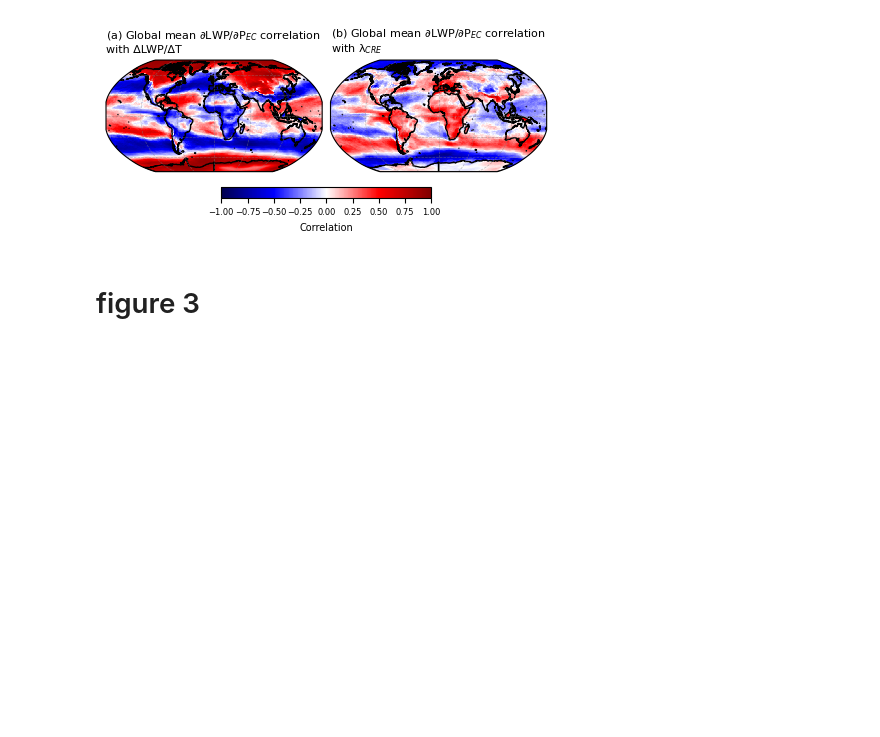
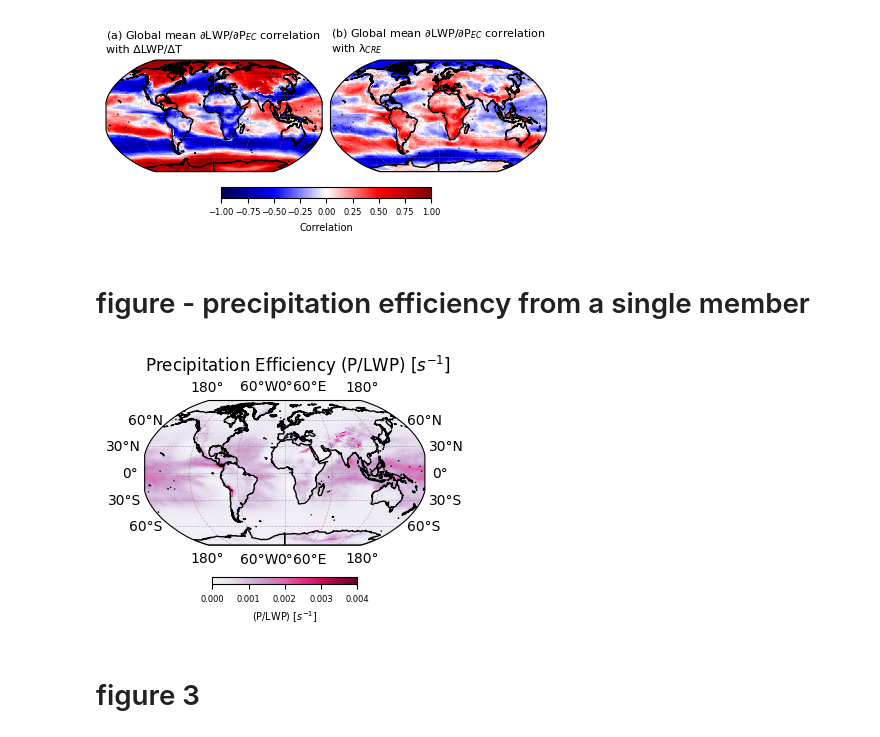
Before and after one commit to wgh-private/globalFB_precipeff, a Jupyter notebook: finalwork.ipynb, the cells around one changed output. Saved outputs shown, nothing was run; the diff lists cells and outputs as text; code cells hidden in the pictures; blank space fills up the shorter version.

Commit message:
precipitation efficiency from a single member

```diff
--- a/finalwork.ipynb
+++ b/finalwork.ipynb
@@ -488,6 +488,42 @@ dLWCREmap
 dTSmap_gol
 <Figure size 449x280 with 0 Axes>
 [figure]
+# %% [markdown]
+# figure - precipitation efficiency from a single member
+# %%
+var_list = ['Pmap_ol_l', 'Pmap_ol_c', 'LWPmap_ol']
+var_dict = {var: load_xarray(var) for var in var_list}
+
+Pmap_ol = var_dict['Pmap_ol_l'] + var_dict['Pmap_ol_c']   #unit:[m/s]
+PE_g = Pmap_ol*1000/var_dict['LWPmap_ol']  #unit: [ms-1]*[kgm-3]/[kgm-2] = [s-1]
+# %%
+import cartopy.crs as ccrs
+import cartopy.feature as cfeature
+fig, axs = plt.subplots(1, 1, figsize=(4.49, 2.8), subplot_kw={'projection': ccrs.Robinson()}, constrained_layout=True)
+
+# PE_g[0].plot(cmap='PuRd')
+ax = axs
+cbar_img = ax.pcolormesh(PE_g.lon, PE_g.lat, PE_g[0],
+                         transform=ccrs.PlateCarree(), cmap='PuRd',
+                         vmin=0, vmax=0.004)
+
+ax.add_feature(cfeature.LAND, facecolor='white')
+ax.add_feature(cfeature.GSHHSFeature(scale='auto', edgecolor='black'))
+ax.set_extent([-180, 180, -90, 90], ccrs.PlateCarree())
+ax.set_title('Precipitation Efficiency (P/LWP) $[s^{-1}]$', loc='left')
+
+gl = ax.gridlines(draw_labels=True, linewidth=0.5, color='gray', alpha=0.5, linestyle='--')
+
+# Single horizontal colorbar below
+cbar = fig.colorbar(cbar_img, ax=axs, orientation='horizontal', fraction=0.05, pad=0.07)
+cbar.set_label('(P/LWP) $[s^{-1}]$', fontsize=label_fontsize)
+cbar.ax.tick_params(labelsize=tick_fontsize)
+
+plt.savefig('final_figures/precip_eff_spatial_map.png',
+            bbox_inches='tight', facecolor='white', dpi=600)
+plt.show()
+# %% [output]
+[figure, added]
 # %% [markdown]
 # figure 3
 # %%
```
Also changed, not shown: parts of 1 cell of this notebook.
